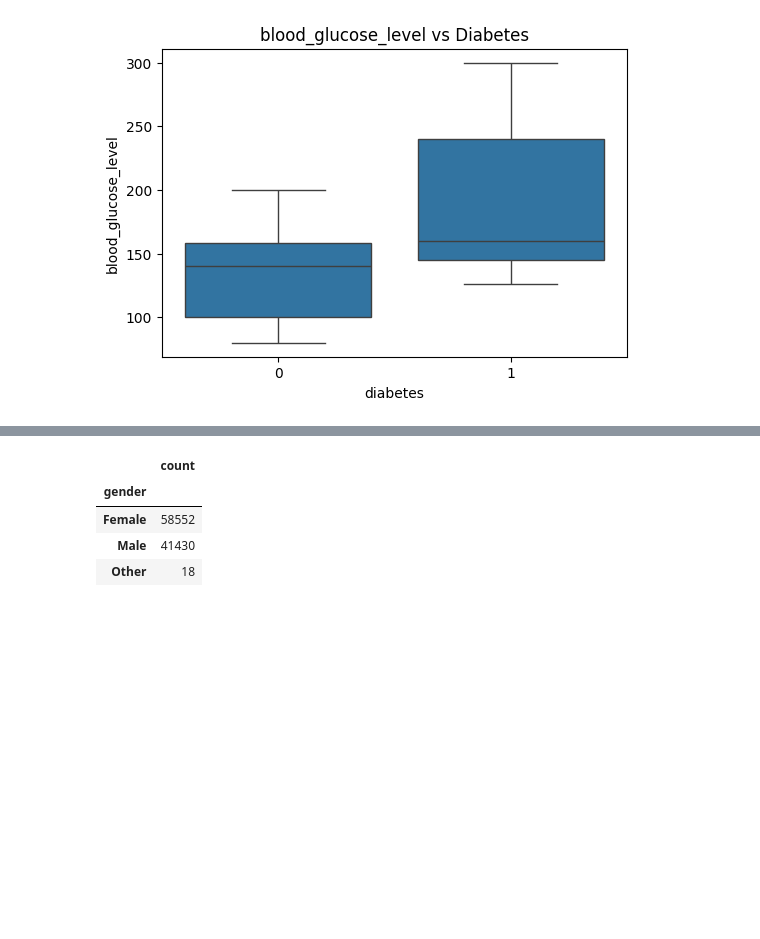
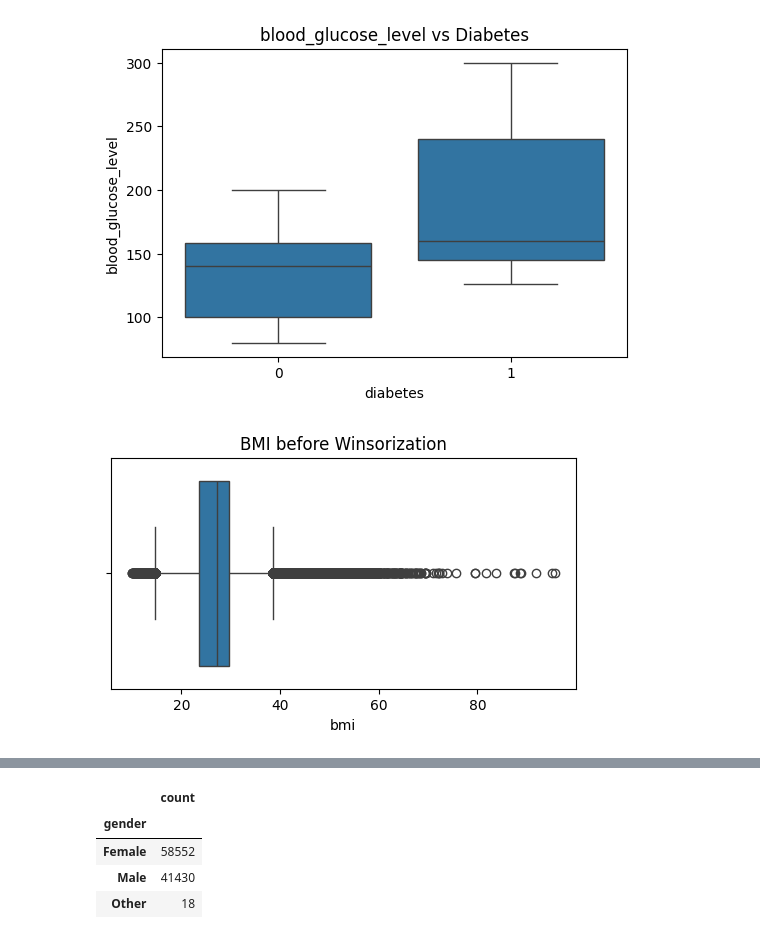
Before and after one commit to atasevski/IS_project, a Jupyter notebook: data_preprocessing_models.ipynb, the cells around one changed output, grey strips where cells are left out. Drawn from its saved outputs; the diff is of its cells as text; code cells hidden in the pictures; blank space fills up the shorter version.

```diff
--- a/data_preprocessing_models.ipynb
+++ b/data_preprocessing_models.ipynb
@@ -85,3 +89,10 @@ for col in ['age', 'bmi', 'HbA1c_level', 'blood_glucose_level']:
 [figure]
 [figure]
 [figure]
+# %%
+plt.figure(figsize=(6, 3))
+sns.boxplot(x=ds["bmi"])
+plt.title("BMI before Winsorization")
+plt.show()
+# %% [output]
+[figure, added]
```
Also changed, not shown: parts of 41 cells of this notebook.
